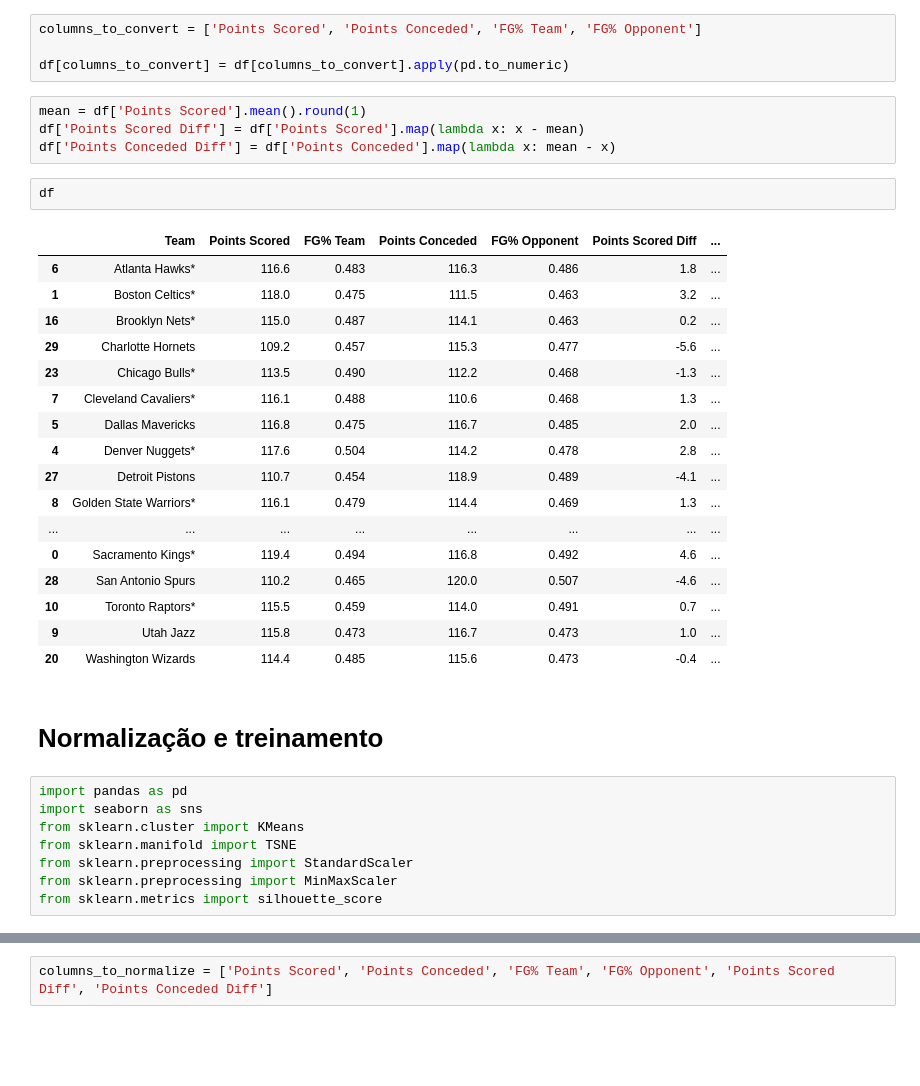
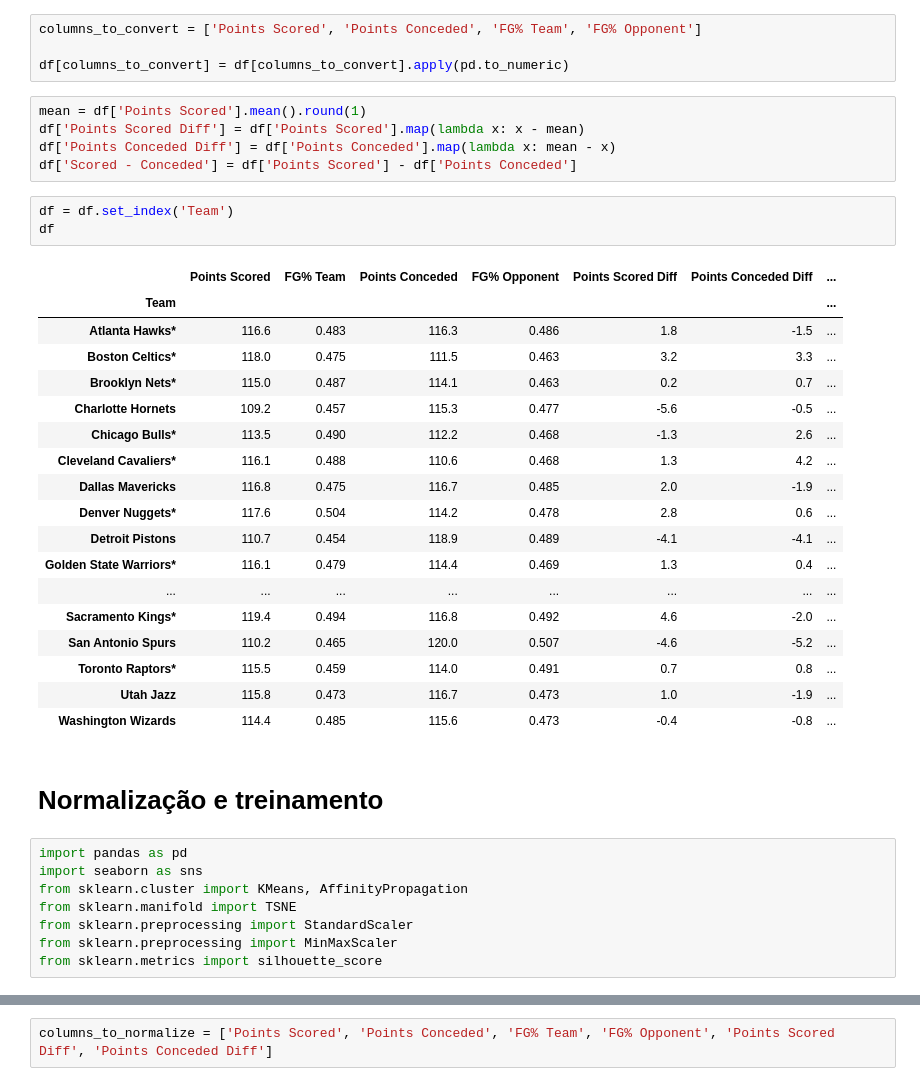
Before and after one commit to JV-Machado/NBA_team_clustering, a Jupyter notebook: NBA_Clustering.ipynb, the cells around one changed output, grey strips where cells are left out. Saved outputs shown, nothing was run; the diff lists cells and outputs as text; blank space fills up the shorter version.

```diff
--- a/NBA_Clustering.ipynb
+++ b/NBA_Clustering.ipynb
@@ -95,32 +95,35 @@ df[columns_to_convert] = df[columns_to_convert].apply(pd.to_numeric)
 mean = df['Points Scored'].mean().round(1)
 df['Points Scored Diff'] = df['Points Scored'].map(lambda x: x - mean)
 df['Points Conceded Diff'] = df['Points Conceded'].map(lambda x: mean - x)
+df['Scored - Conceded'] = df['Points Scored'] - df['Points Conceded']
-# %%
-df
-# %% [output]
-|  | Team | Points Scored | FG% Team | Points Conceded | FG% Opponent | Points Scored Diff | ... |
-| 6 | Atlanta Hawks* | 116.6 | 0.483 | 116.3 | 0.486 | 1.8 | ... |
-| 1 | Boston Celtics* | 118.0 | 0.475 | 111.5 | 0.463 | 3.2 | ... |
-| 16 | Brooklyn Nets* | 115.0 | 0.487 | 114.1 | 0.463 | 0.2 | ... |
-| 29 | Charlotte Hornets | 109.2 | 0.457 | 115.3 | 0.477 | -5.6 | ... |
-| 23 | Chicago Bulls* | 113.5 | 0.490 | 112.2 | 0.468 | -1.3 | ... |
-| 7 | Cleveland Cavaliers* | 116.1 | 0.488 | 110.6 | 0.468 | 1.3 | ... |
-| 5 | Dallas Mavericks | 116.8 | 0.475 | 116.7 | 0.485 | 2.0 | ... |
-| 4 | Denver Nuggets* | 117.6 | 0.504 | 114.2 | 0.478 | 2.8 | ... |
-| 27 | Detroit Pistons | 110.7 | 0.454 | 118.9 | 0.489 | -4.1 | ... |
-| 8 | Golden State Warriors* | 116.1 | 0.479 | 114.4 | 0.469 | 1.3 | ... |
-| ... | ... | ... | ... | ... | ... | ... | ... |
-| 0 | Sacramento Kings* | 119.4 | 0.494 | 116.8 | 0.492 | 4.6 | ... |
-| 28 | San Antonio Spurs | 110.2 | 0.465 | 120.0 | 0.507 | -4.6 | ... |
-| 10 | Toronto Raptors* | 115.5 | 0.459 | 114.0 | 0.491 | 0.7 | ... |
-| 9 | Utah Jazz | 115.8 | 0.473 | 116.7 | 0.473 | 1.0 | ... |
-| 20 | Washington Wizards | 114.4 | 0.485 | 115.6 | 0.473 | -0.4 | ... |
+# %%
+df = df.set_index('Team')
+df
+# %% [output]
+|  | Points Scored | FG% Team | Points Conceded | FG% Opponent | Points Scored Diff | Points Conceded Diff | ... |
+| Team |  |  |  |  |  |  | ... |
+| Atlanta Hawks* | 116.6 | 0.483 | 116.3 | 0.486 | 1.8 | -1.5 | ... |
+| Boston Celtics* | 118.0 | 0.475 | 111.5 | 0.463 | 3.2 | 3.3 | ... |
+| Brooklyn Nets* | 115.0 | 0.487 | 114.1 | 0.463 | 0.2 | 0.7 | ... |
+| Charlotte Hornets | 109.2 | 0.457 | 115.3 | 0.477 | -5.6 | -0.5 | ... |
+| Chicago Bulls* | 113.5 | 0.490 | 112.2 | 0.468 | -1.3 | 2.6 | ... |
+| Cleveland Cavaliers* | 116.1 | 0.488 | 110.6 | 0.468 | 1.3 | 4.2 | ... |
+| Dallas Mavericks | 116.8 | 0.475 | 116.7 | 0.485 | 2.0 | -1.9 | ... |
+| Denver Nuggets* | 117.6 | 0.504 | 114.2 | 0.478 | 2.8 | 0.6 | ... |
+| Detroit Pistons | 110.7 | 0.454 | 118.9 | 0.489 | -4.1 | -4.1 | ... |
+| Golden State Warriors* | 116.1 | 0.479 | 114.4 | 0.469 | 1.3 | 0.4 | ... |
+| ... | ... | ... | ... | ... | ... | ... | ... |
+| Sacramento Kings* | 119.4 | 0.494 | 116.8 | 0.492 | 4.6 | -2.0 | ... |
+| San Antonio Spurs | 110.2 | 0.465 | 120.0 | 0.507 | -4.6 | -5.2 | ... |
+| Toronto Raptors* | 115.5 | 0.459 | 114.0 | 0.491 | 0.7 | 0.8 | ... |
+| Utah Jazz | 115.8 | 0.473 | 116.7 | 0.473 | 1.0 | -1.9 | ... |
+| Washington Wizards | 114.4 | 0.485 | 115.6 | 0.473 | -0.4 | -0.8 | ... |
 # %% [markdown]
 # Normalização e treinamento
 # %%
 import pandas as pd
 import seaborn as sns
-from sklearn.cluster import KMeans
+from sklearn.cluster import KMeans, AffinityPropagation
 from sklearn.manifold import TSNE
 from sklearn.preprocessing import StandardScaler
 from sklearn.preprocessing import MinMaxScaler
```
Also changed, not shown: parts of 10 cells of this notebook.
